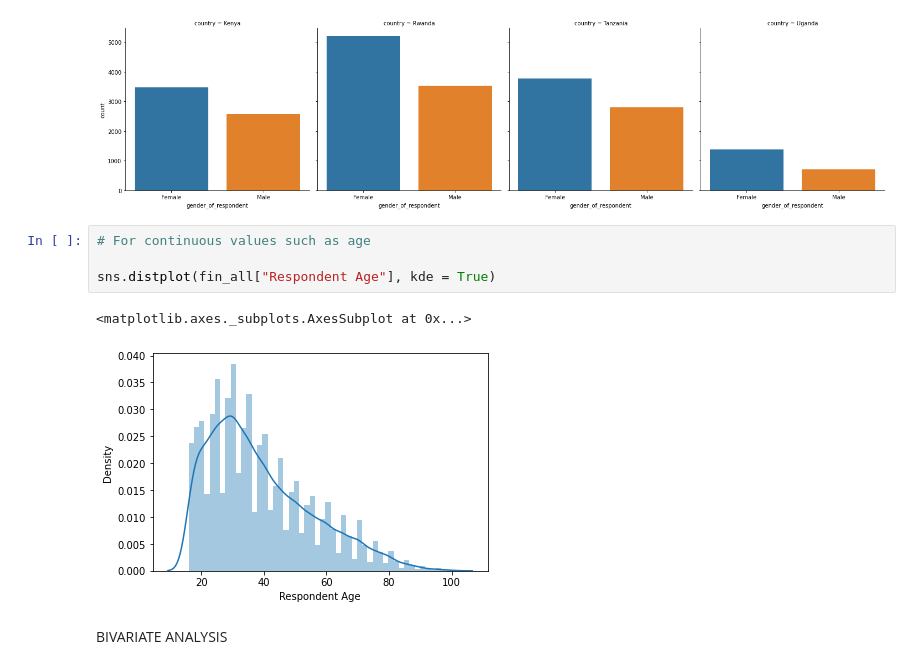
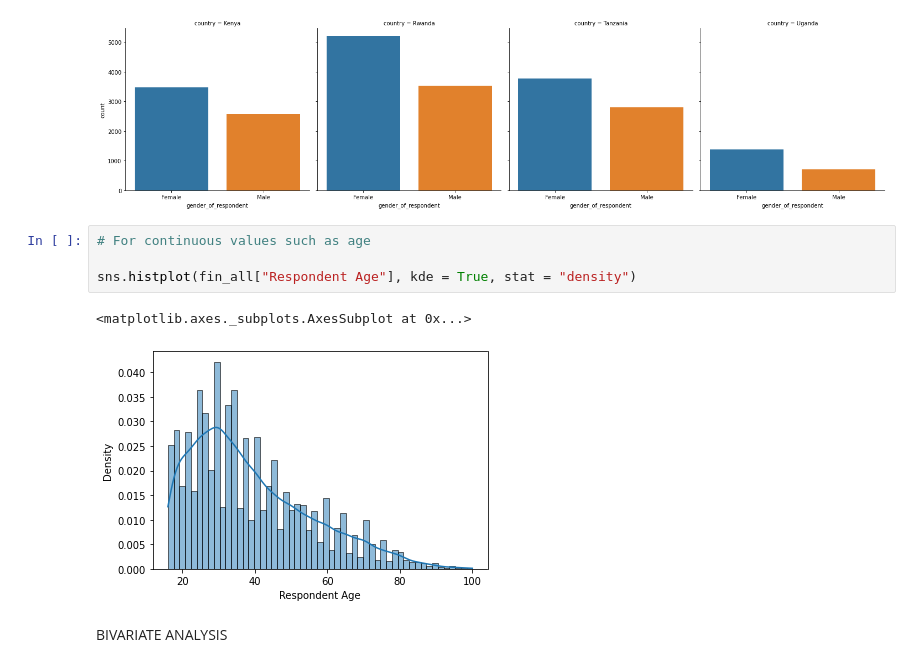
Before and after one commit to yves-moringa/CoreIpWk2, a Jupyter notebook: Moringa_Data_Science_Core_W2_Independent_Project_2022_03_Yves_Havugimana_Python_Notebook.ipynb, the cells around one changed output. Saved outputs shown, nothing was run; the diff lists cells and outputs as text.

```diff
--- a/Moringa_Data_Science_Core_W2_Independent_Project_2022_03_Yves_Havugimana_Python_Notebook.ipynb
+++ b/Moringa_Data_Science_Core_W2_Independent_Project_2022_03_Yves_Havugimana_Python_Notebook.ipynb
@@ -199,10 +209,10 @@ sns.catplot(x = "gender_of_respondent", col = "country", data = fin_all, kind =
 # %%
 # For continuous values such as age
 
-sns.distplot(fin_all["Respondent Age"], kde = True)
+sns.histplot(fin_all["Respondent Age"], kde = True, stat = "density")
 # %% [output]
 <matplotlib.axes._subplots.AxesSubplot at 0x...>
-[figure, old version]
+[figure, new version]
 # %% [markdown]
 BIVARIATE ANALYSIS
 # %%
```
Also changed, not shown: parts of 2 cells of this notebook.
